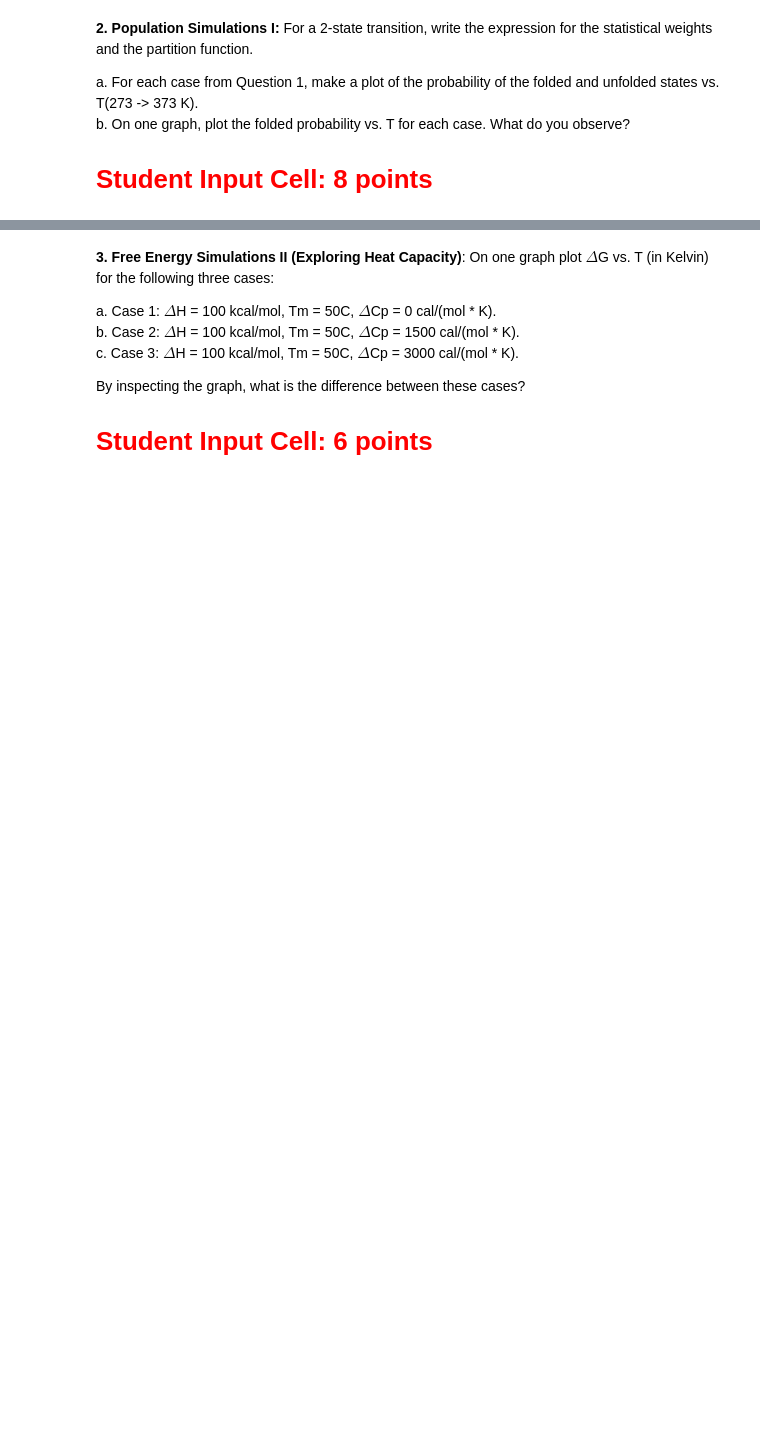
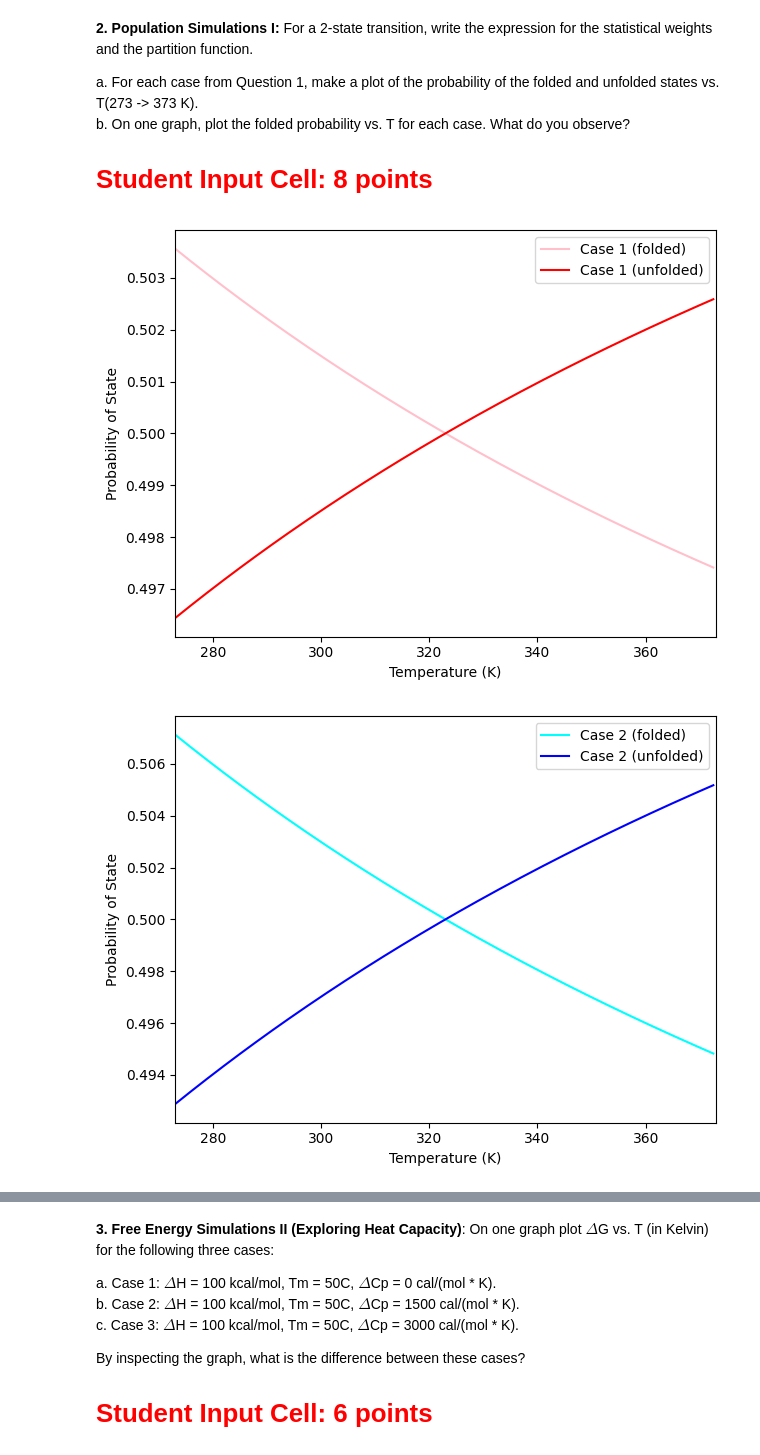
Before and after one commit to lanceman999/Qbio_2024_Gordus, a Jupyter notebook: lab_6/Quant_Lab_20240405.ipynb, the cells around one changed output, grey strips where cells are left out. Drawn from its saved outputs; the diff is of its cells as text; code cells hidden in the pictures; blank space fills up the shorter version.

```diff
--- a/lab_6/Quant_Lab_20240405.ipynb
+++ b/lab_6/Quant_Lab_20240405.ipynb
@@ -168,23 +270,89 @@ b. On one graph, plot the folded probability vs. T for each case. What do you ob
 # %%
 # Write a probability function
 
+T = np.arange(273, 373, 0.5)
+R = 1.987
+
+def prob_state(deltaH, T, Tm):
+    Tm = Tm + 273
+    deltaG = (deltaH * (1 - (T/Tm)))
+
+    statWtF = 1
+    statWtU = np.exp((deltaG * -1) / (R*T))
+
+    partFxn = 1 + np.exp((deltaG * -1) / (R*T))
+
+    prob_F_state = statWtF / partFxn
+    prob_U_state = statWtU / partFxn
+
+    return prob_F_state, prob_U_state
 
 
 # Case 1.
-
+case1 = prob_state(50, T, 50)
 
 # Case 2.
+case2 = prob_state(100, T, 50)
+
+# Case 3.
+case3 = prob_state(150, T, 50)
+
+# Folded Probabilities for all three
+
+plt.plot(T, case1[0], label = "Case 1 (folded)", color = 'pink')
+plt.plot(T, case1[1], label = "Case 1 (unfolded)", color = 'Red')
+
+plt.ylabel("Probability of State")
+plt.xlabel("Temperature (K)")
+plt.xlim(273,373)
+plt.legend(loc = "upper right")
+
+plt.tight_layout()
+plt.show()
 
 
 
-# Case 3.
+plt.plot(T, case2[0], label = "Case 2 (folded)", color = 'cyan')
+plt.plot(T, case2[1], label = "Case 2 (unfolded)", color = 'blue')
+
+plt.ylabel("Probability of State")
+plt.xlabel("Temperature (K)")
+plt.xlim(273,373)
+plt.legend(loc = "upper right")
+
+plt.tight_layout()
+plt.show()
 
 
+plt.plot(T, case3[0], label = "Case 3 (folded)", color = 'grey')
+plt.plot(T, case3[1], label = "Case 3 (unfolded)", color = 'black')
 
-# Folded Probabilities for all three
+plt.ylabel("Probability of State")
+plt.xlabel("Temperature (K)")
+plt.xlim(273,373)
+plt.legend(loc = "upper right")
 
+plt.tight_layout()
+plt.show()
 
+plt.plot(T, case1[0], label = "Case 1 (folded)", color = 'pink')
+plt.plot(T, case2[0], label = "Case 2 (folded)", color = 'cyan')
+plt.plot(T, case3[0], label = "Case 3 (folded)", color = 'grey')
+
+plt.ylabel("Probability of State")
+plt.xlabel("Temperature (K)")
+plt.xlim(273,373)
+plt.legend(loc = "upper right")
+
+plt.tight_layout()
+plt.show()
 
 ##----------------------------------------------- ##
 ## What do you observe? Answer below as a comment ##
 ##----------------------------------------------- ##
+
+# All of the plots follow a very similar trajectory
+# Case 3 has the highest probability of have the folded state, and Case 1 has the lowest at low temps, but then it reverses at ~322K
+# %% [output]
+[figure, added]
+[figure, added]
```
Also changed, not shown: parts of 9 cells of this notebook.
